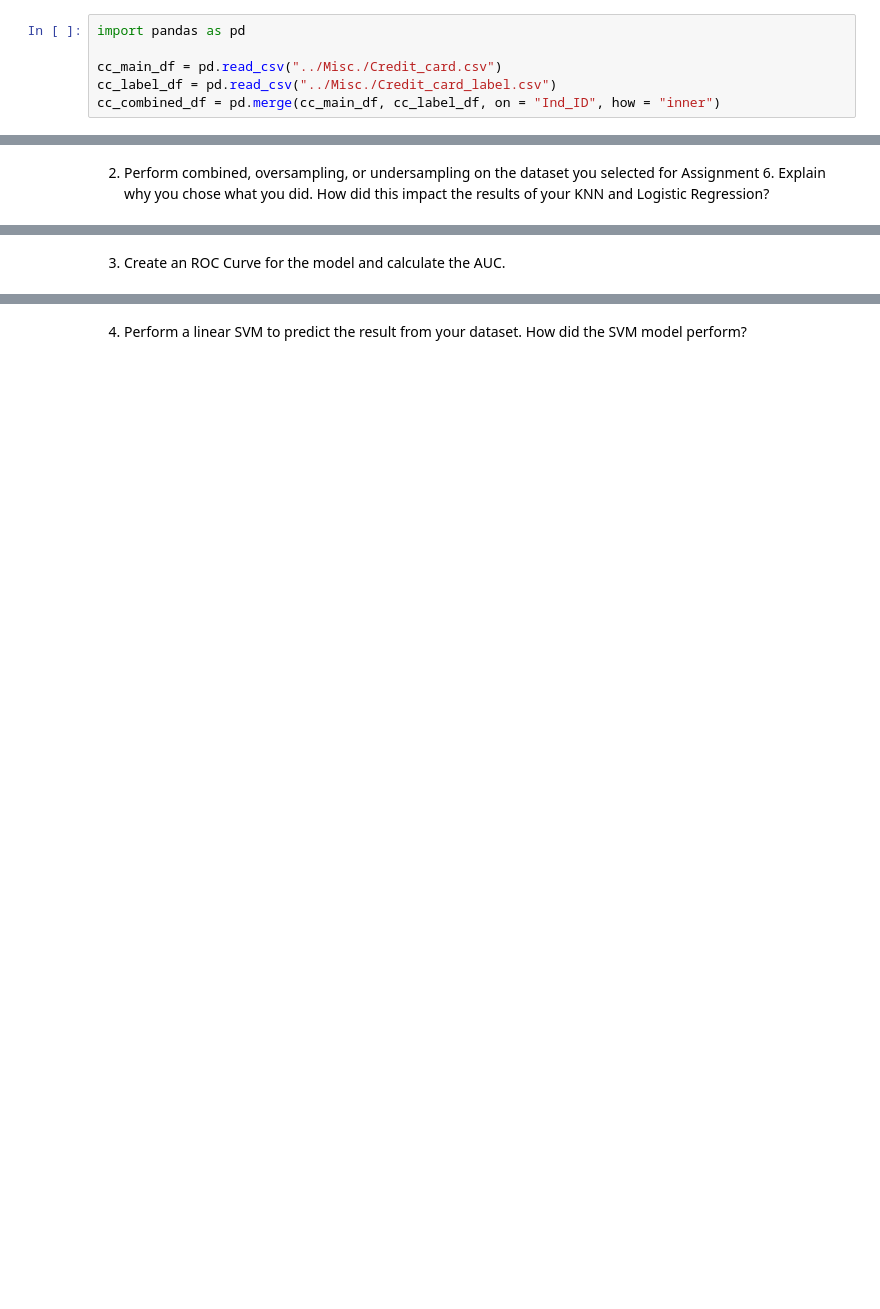
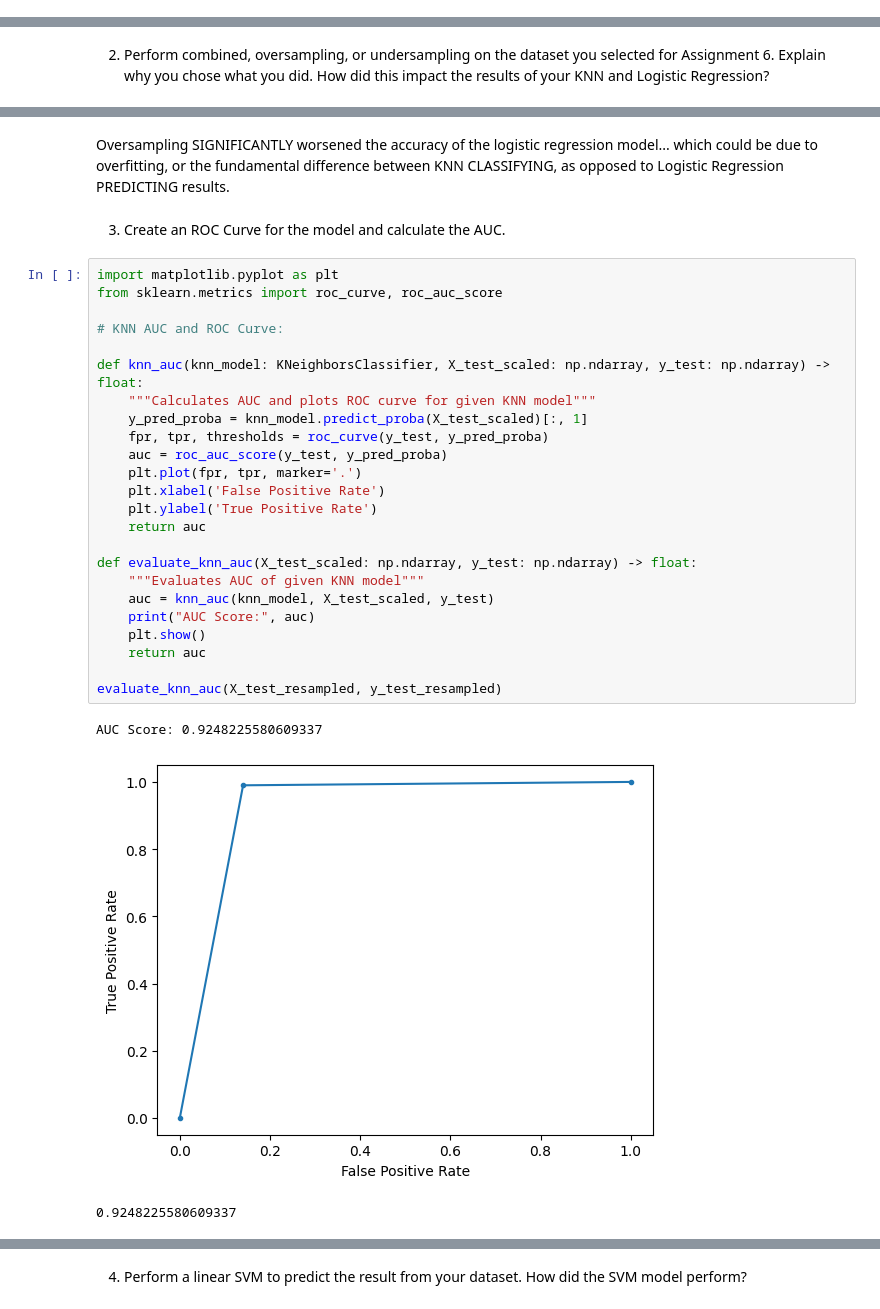
Before and after one commit to Co2Lo/Connor_CSCI_1070, a Jupyter notebook: Homework/week_09_homework.ipynb, the cells around one changed output, grey strips where cells are left out. Drawn from its saved outputs; the diff is of its cells as text; blank space fills up the shorter version.

```diff
--- a/Homework/week_09_homework.ipynb
+++ b/Homework/week_09_homework.ipynb
@@ -3,8 +6,2 @@ Make sure you are using functions. You will lose 2 pts if there are no functions
 # %% [markdown]
 1. Perform additional cleaning beyond what you did in Assignment 6. Specify the improvements you made.
-# %%
-import pandas as pd
-
-cc_main_df = pd.read_csv("../Misc./Credit_card.csv")
-cc_label_df = pd.read_csv("../Misc./Credit_card_label.csv")
-cc_combined_df = pd.merge(cc_main_df, cc_label_df, on = "Ind_ID", how = "inner")
@@ -13,2 +211,32 @@ cc_combined_df = pd.merge(cc_main_df, cc_label_df, on = "Ind_ID", how = "inner")
+# %% [markdown]
+Oversampling SIGNIFICANTLY worsened the accuracy of the logistic regression model... which could be due to overfitting, or the fundamental difference between KNN CLASSIFYING, as opposed to Logistic Regression PREDICTING results.
 # %% [markdown]
 3. Create an ROC Curve for the model and calculate the AUC.
+# %%
+import matplotlib.pyplot as plt
+from sklearn.metrics import roc_curve, roc_auc_score
+
+# KNN AUC and ROC Curve:
+
+def knn_auc(knn_model: KNeighborsClassifier, X_test_scaled: np.ndarray, y_test: np.ndarray) -> float:
+    """Calculates AUC and plots ROC curve for given KNN model"""
+    y_pred_proba = knn_model.predict_proba(X_test_scaled)[:, 1]
+    fpr, tpr, thresholds = roc_curve(y_test, y_pred_proba)
+    auc = roc_auc_score(y_test, y_pred_proba)
+    plt.plot(fpr, tpr, marker='.')
+    plt.xlabel('False Positive Rate')
+    plt.ylabel('True Positive Rate')
+    return auc
+
+def evaluate_knn_auc(X_test_scaled: np.ndarray, y_test: np.ndarray) -> float:
+    """Evaluates AUC of given KNN model"""
+    auc = knn_auc(knn_model, X_test_scaled, y_test)
+    print("AUC Score:", auc)
+    plt.show()
+    return auc
+
+evaluate_knn_auc(X_test_resampled, y_test_resampled)
+# %% [output]
+AUC Score: 0.9248225580609337
+[figure, added]
+0.9248225580609337
```
Also changed, not shown: parts of 14 cells of this notebook.
